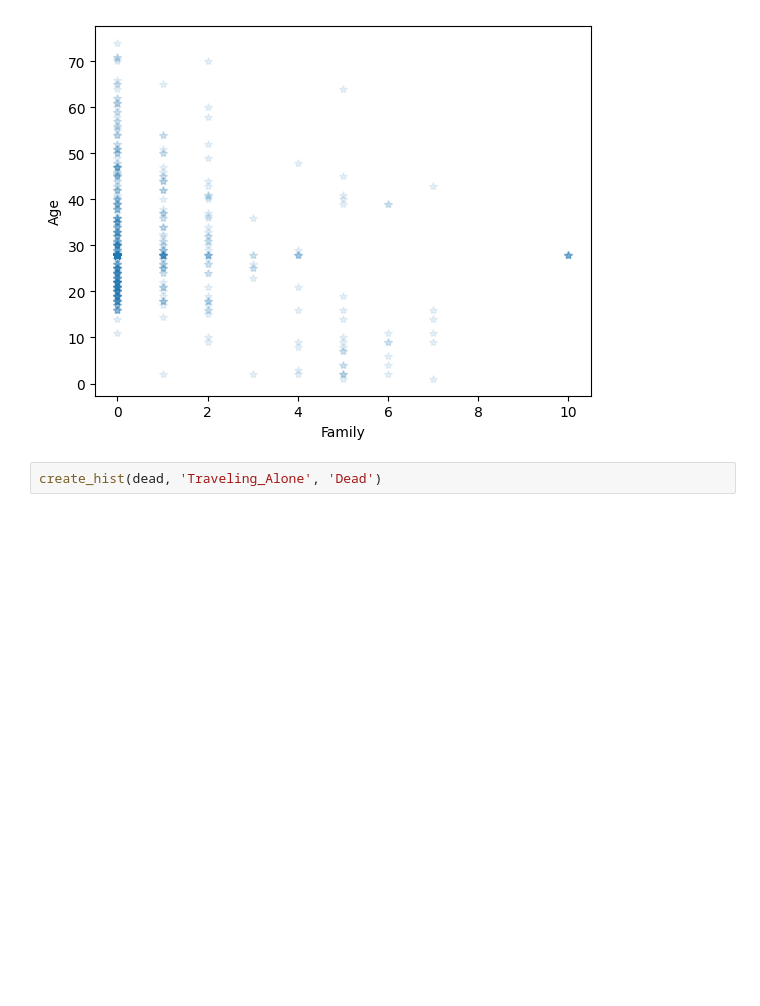
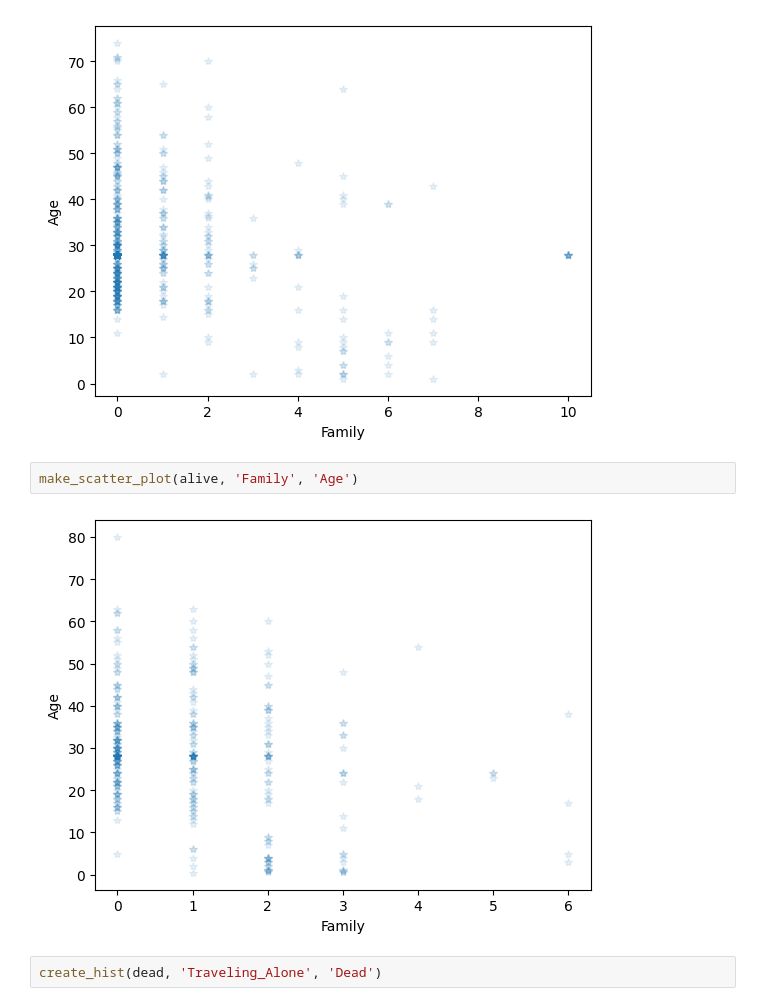
Before and after one commit to SeanMarcusJensen/Exam_DataScience, a Jupyter notebook: Notebook.ipynb, the cells around one changed output. Drawn from its saved outputs; the diff is of its cells as text; blank space fills up the shorter version.

```diff
--- a/Notebook.ipynb
+++ b/Notebook.ipynb
@@ -299,6 +317,10 @@ The visualization above illustrates that smaller families had a higher survival
 make_scatter_plot(dead, 'Family', 'Age')
 # %% [output]
 [figure]
+# %%
+make_scatter_plot(alive, 'Family', 'Age')
+# %% [output]
+[figure, added]
 # %%
 create_hist(dead, 'Traveling_Alone', 'Dead')
 # %% [output]
```
Also changed, not shown: parts of 2 cells of this notebook, 1 other file.
